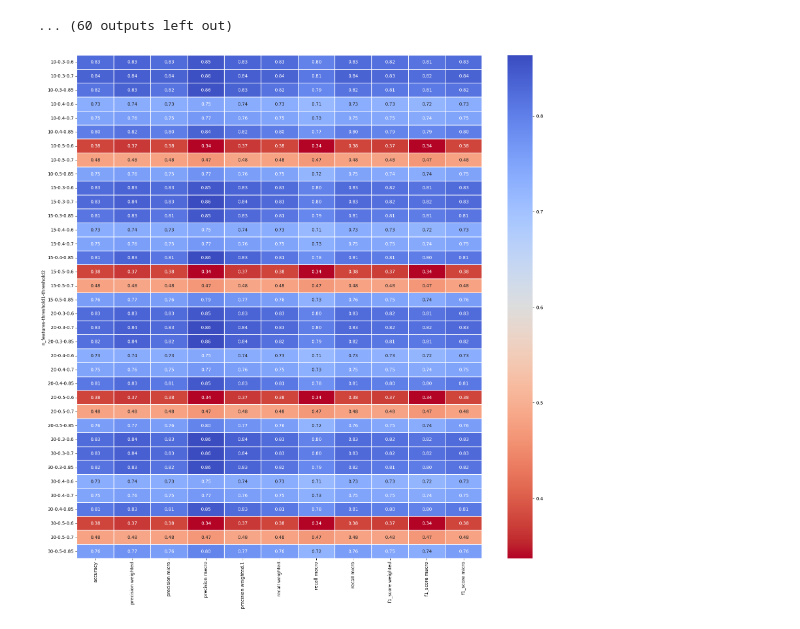
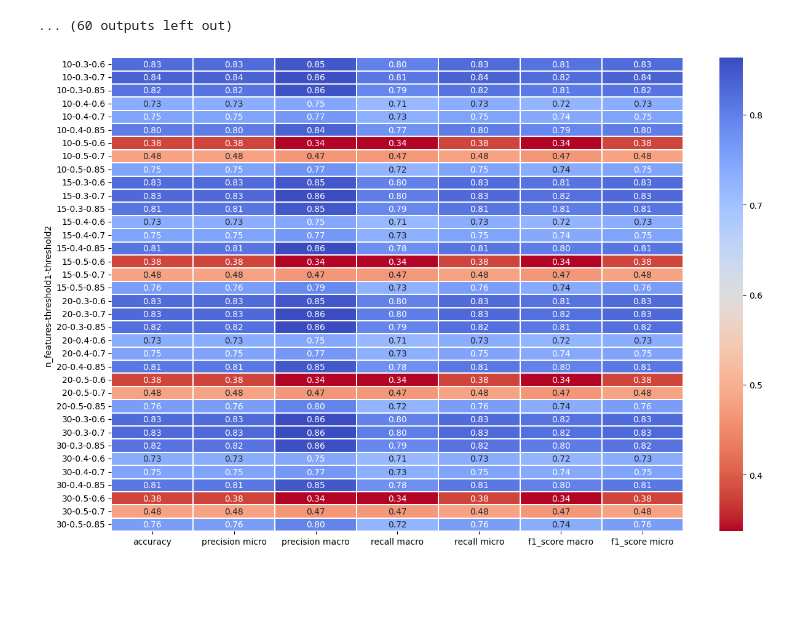
Before and after one commit to DavideLigari01/advanced-biomedical-project, a Jupyter notebook: notebooks/feature_analysis/thresholds_selection.ipynb, the cells around one changed output. Drawn from its saved outputs; the diff is of its cells as text; code cells hidden in the pictures; blank space fills up the shorter version.

```diff
--- a/notebooks/feature_analysis/thresholds_selection.ipynb
+++ b/notebooks/feature_analysis/thresholds_selection.ipynb
@@ -126,11 +119,11 @@ n_features: 10, threshold1: 0.4, threshold2: 0.85
 ... (60 outputs left out)
 # %%
 results_df=pd.read_csv("results.csv")
-
+results_df.drop(columns=["recall weighted"], inplace=True)
 results_df.set_index(["n_features", "threshold1", "threshold2"], inplace=True)
 
-plt.figure(figsize=(20, 20))
-sns.heatmap(results_df, annot=True, fmt=".2f", cmap="coolwarm_r",linewidths=0.1, cbar=True,)
+plt.figure(figsize=(15, 10))
+sns.heatmap(results_df, annot=True, fmt=".2f", cmap="coolwarm_r",linewidths=0.05, cbar=True,)
 plt.show()
 # %% [output]
-[figure, old version]
+[figure, new version]
```
Also changed, not shown: parts of 2 cells of this notebook, 1 other file.
